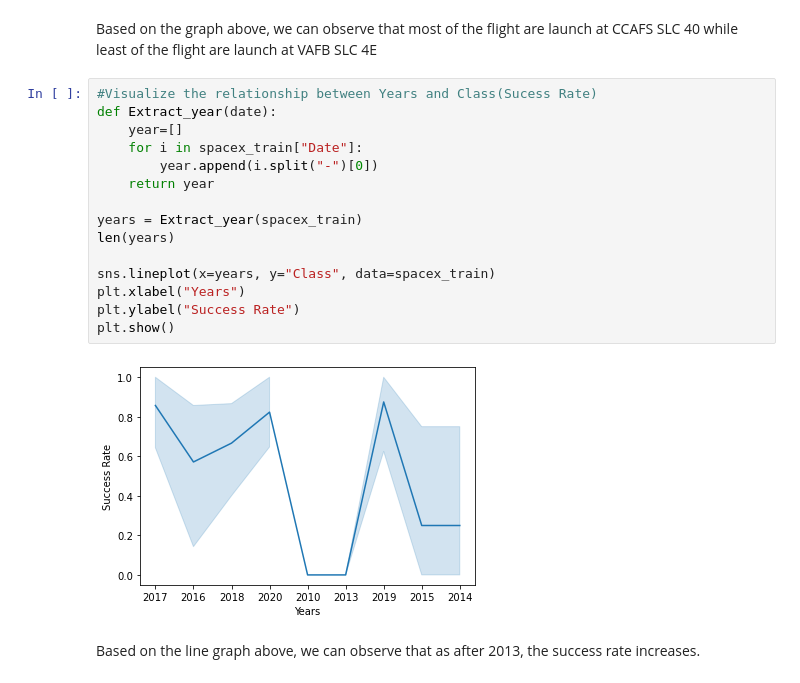
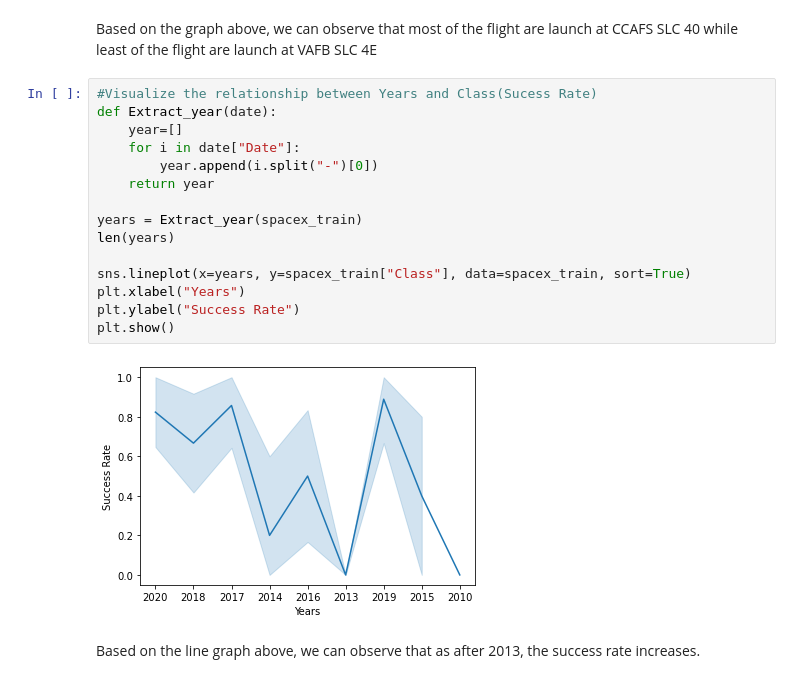
Before and after one commit to chiakl/spacex, a Jupyter notebook: spacex.ipynb, the cells around one changed output. Saved outputs shown, nothing was run; the diff lists cells and outputs as text.

```diff
--- a/spacex.ipynb
+++ b/spacex.ipynb
@@ -313,19 +304,19 @@ Based on the graph above, we can observe that most of the flight are launch at C
 # %%
 #Visualize the relationship between Years and Class(Sucess Rate)
 def Extract_year(date):
     year=[]
-    for i in spacex_train["Date"]:
+    for i in date["Date"]:
         year.append(i.split("-")[0])
     return year
 
 years = Extract_year(spacex_train)
 len(years)
 
-sns.lineplot(x=years, y="Class", data=spacex_train)
+sns.lineplot(x=years, y=spacex_train["Class"], data=spacex_train, sort=True)
 plt.xlabel("Years")
 plt.ylabel("Success Rate")
 plt.show()
 # %% [output]
-[figure, old version]
+[figure, new version]
 # %% [markdown]
 Based on the line graph above, we can observe that as after 2013, the success rate increases.
```
Also changed, not shown: parts of 8 cells of this notebook.
